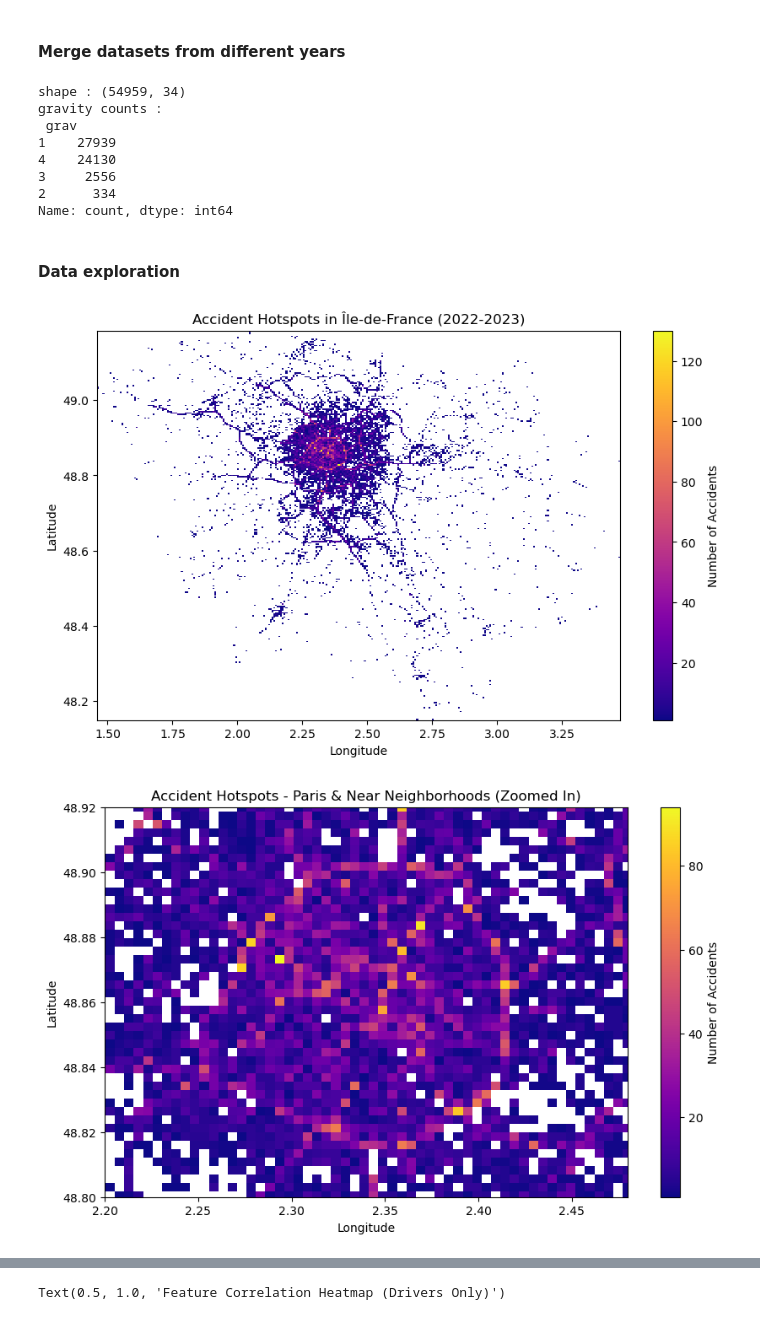
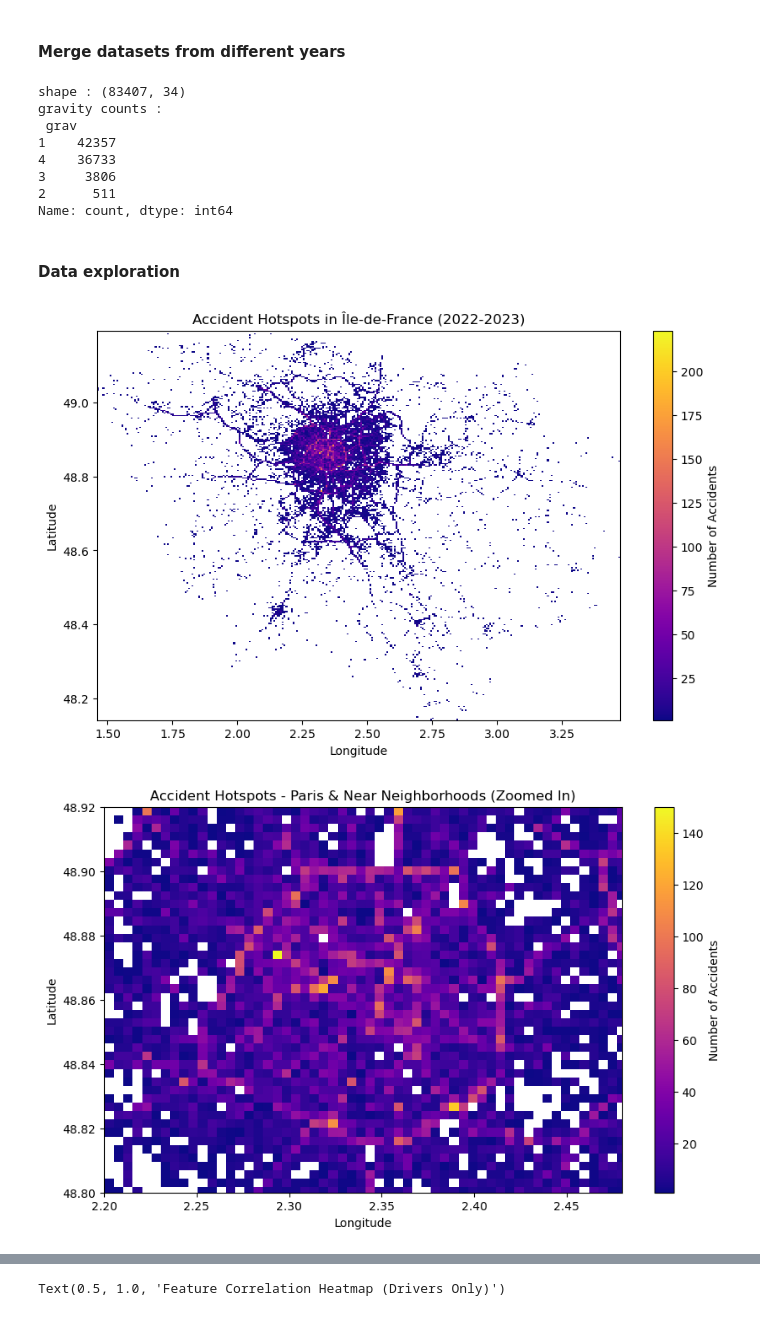
Before and after one commit to mmarclin/car_crash_project, a Jupyter notebook: main.ipynb, the cells around one changed output, grey strips where cells are left out. Drawn from its saved outputs; the diff is of its cells as text; code cells hidden in the pictures.

```diff
--- a/main.ipynb
+++ b/main.ipynb
@@ -403,7 +412,7 @@ df.to_csv('data/' + year + '/' + 'accidents_' + year + '_' + dep + '_cleaned.csv
 #### Merge datasets from different years
 # %%
 # Initialize
-years = ['2022', '2023']
+years = ['2021','2022', '2023']
 
 dataframes = []
 
@@ -419,47 +428,64 @@ print(f'shape : {df.shape}')
 print(f'gravity counts : \n {df["grav"].value_counts()}')
 
 # Save the merged file
-df.to_csv('data/accidents_idf_2022_2023_cleaned.csv', index=False)
+df.to_csv('data/accidents_idf_2021_to_2023_cleaned.csv', index=False)
 # %% [output]
-shape : (54959, 34)
+shape : (83407, 34)
 gravity counts :
  grav
-1    27939
-4    24130
-3     2556
-2      334
+1    42357
+4    36733
+3     3806
+2      511
 Name: count, dtype: int64
 # %% [markdown]
 #### Data exploration
 # %%
-df = pd.read_csv('data/accidents_idf_2022_2023_cleaned.csv', low_memory=False)
+df = pd.read_csv('data/accidents_idf_2021_to_2023_cleaned.csv', low_memory=False)
 # %%
 # Accidents hotspots visualization
 
 # All Ile de France
 plt.figure(figsize=(10, 6))
 plt.hist2d(df['long'], df['lat'], bins=(300, 300), cmap='plasma', cmin=1) # cmin=1 ignores empty bins
 plt.colorbar(label='Number of Accidents')
 plt.xlabel('Longitude')
 plt.ylabel('Latitude')
 plt.title('Accident Hotspots in Île-de-France (2022-2023)')
 plt.show()
 
 # Paris
 paris_lon_min = 2.20
 paris_lon_max = 2.48
 paris_lat_min = 48.8
 paris_lat_max = 48.92
 
 plt.figure(figsize=(10, 6))
 plt.hist2d(df['long'], df['lat'], bins=(400, 400), cmap='plasma', cmin=1)
 plt.colorbar(label='Number of Accidents')
 plt.xlabel('Longitude')
 plt.ylabel('Latitude')
 plt.title('Accident Hotspots - Paris & Near Neighborhoods (Zoomed In)')
 plt.xlim(paris_lon_min, paris_lon_max)
 plt.ylim(paris_lat_min, paris_lat_max)
 plt.show()
+
+# Scatterplot
+plt.figure(figsize=(10, 6))
+plt.scatter(
+    df['long'],
+    df['lat'],
+    s=1,
+    alpha=0.1,
+    color='blue'
+)
+plt.xlabel('Longitude')
+plt.ylabel('Latitude')
+plt.title('Scatter Plot of Driver Accidents in Île-de-France (2022-2023)', fontsize=16)
+plt.xlim(paris_lon_min, paris_lon_max)
+plt.ylim(paris_lat_min, paris_lat_max)
+plt.grid(True, linestyle='--', alpha=0.6)
+plt.show()
 # %% [output]
-[figure, old version]
+[figure, new version]
-[figure, old version]
+[figure, new version]
```
Also changed, not shown: parts of 69 cells of this notebook, 18 other files.
